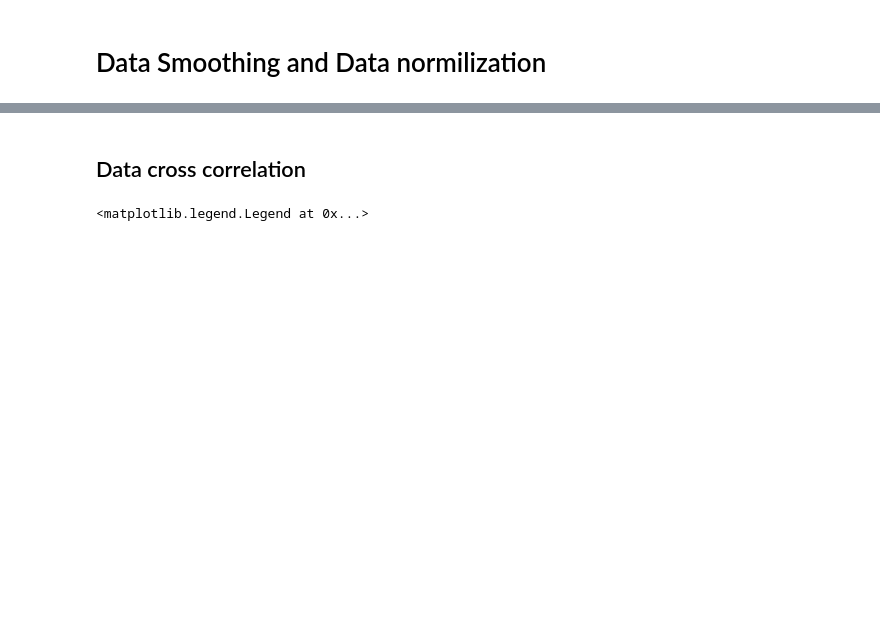
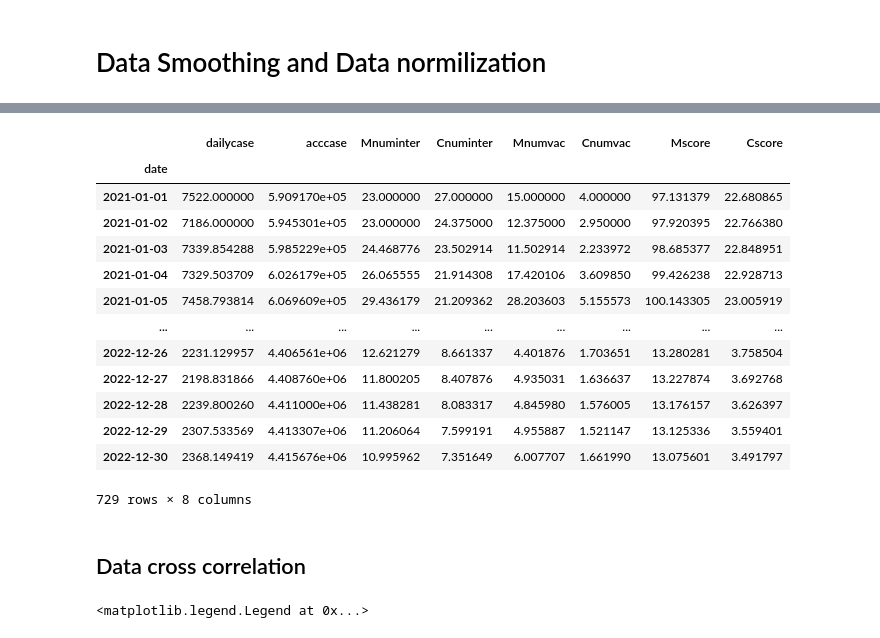
Before and after one commit to Song921012/CognitiveModel.jl, a Jupyter notebook: dataprocess.ipynb, the cells around one changed output, grey strips where cells are left out. Cells and saved outputs as stored; diff of their text form; code cells hidden in the pictures; blank space fills up the shorter version.

```diff
--- a/dataprocess.ipynb
+++ b/dataprocess.ipynb
@@ -196,3 +269,20 @@ plt.legend()
+# %%
+datasmoothing
+# %% [output]
+|  | dailycase | acccase | Mnuminter | Cnuminter | Mnumvac | Cnumvac | Mscore | Cscore |
+| date |  |  |  |  |  |  |  |  |
+| 2021-01-01 | 7522.000000 | 5.909170e+05 | 23.000000 | 27.000000 | 15.000000 | 4.000000 | 97.131379 | 22.680865 |
+| 2021-01-02 | 7186.000000 | 5.945301e+05 | 23.000000 | 24.375000 | 12.375000 | 2.950000 | 97.920395 | 22.766380 |
+| 2021-01-03 | 7339.854288 | 5.985229e+05 | 24.468776 | 23.502914 | 11.502914 | 2.233972 | 98.685377 | 22.848951 |
+| 2021-01-04 | 7329.503709 | 6.026179e+05 | 26.065555 | 21.914308 | 17.420106 | 3.609850 | 99.426238 | 22.928713 |
+| 2021-01-05 | 7458.793814 | 6.069609e+05 | 29.436179 | 21.209362 | 28.203603 | 5.155573 | 100.143305 | 23.005919 |
+| ... | ... | ... | ... | ... | ... | ... | ... | ... |
+| 2022-12-26 | 2231.129957 | 4.406561e+06 | 12.621279 | 8.661337 | 4.401876 | 1.703651 | 13.280281 | 3.758504 |
+| 2022-12-27 | 2198.831866 | 4.408760e+06 | 11.800205 | 8.407876 | 4.935031 | 1.636637 | 13.227874 | 3.692768 |
+| 2022-12-28 | 2239.800260 | 4.411000e+06 | 11.438281 | 8.083317 | 4.845980 | 1.576005 | 13.176157 | 3.626397 |
+| 2022-12-29 | 2307.533569 | 4.413307e+06 | 11.206064 | 7.599191 | 4.955887 | 1.521147 | 13.125336 | 3.559401 |
+| 2022-12-30 | 2368.149419 | 4.415676e+06 | 10.995962 | 7.351649 | 6.007707 | 1.661990 | 13.075601 | 3.491797 |
+729 rows × 8 columns
 # %% [markdown]
 ## Data cross correlation
 # %%
```
Also changed, not shown: parts of 12 cells of this notebook, 14 other files.
